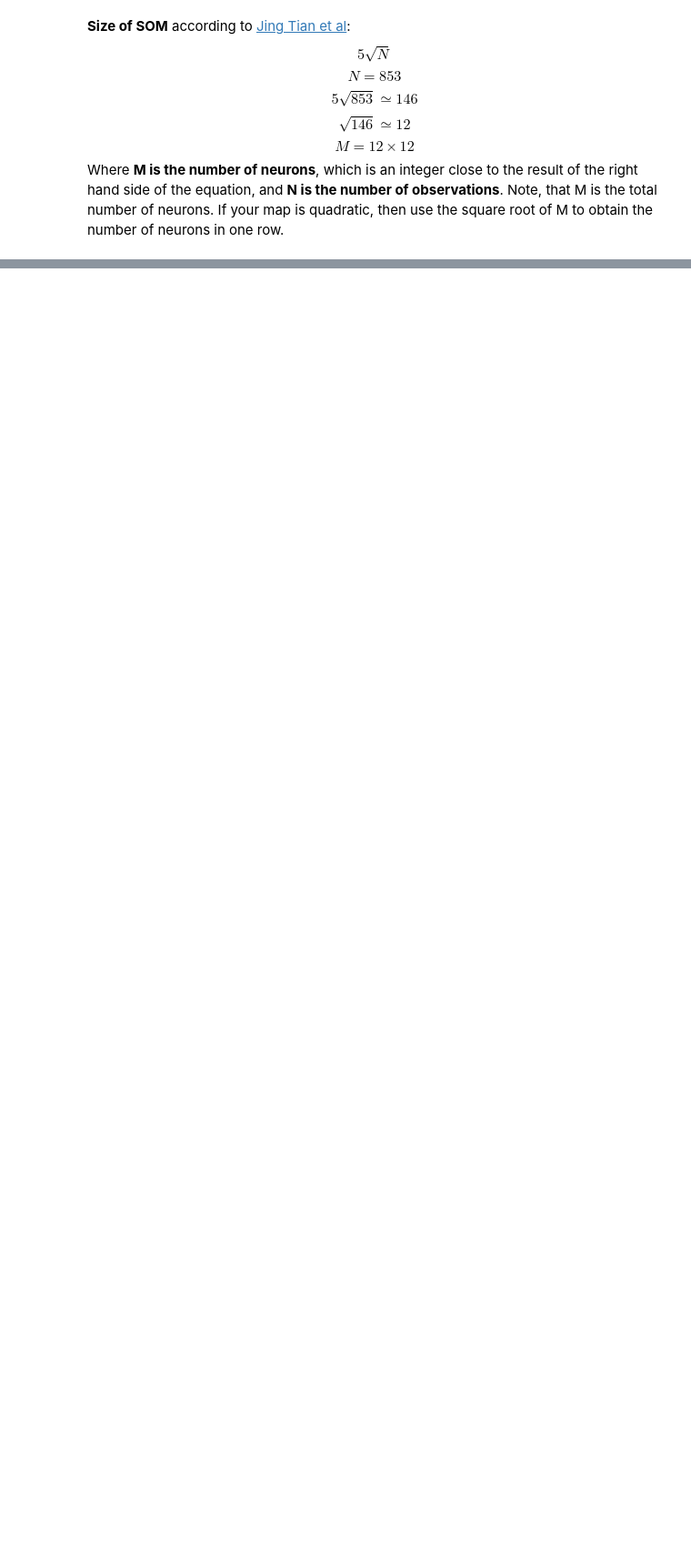
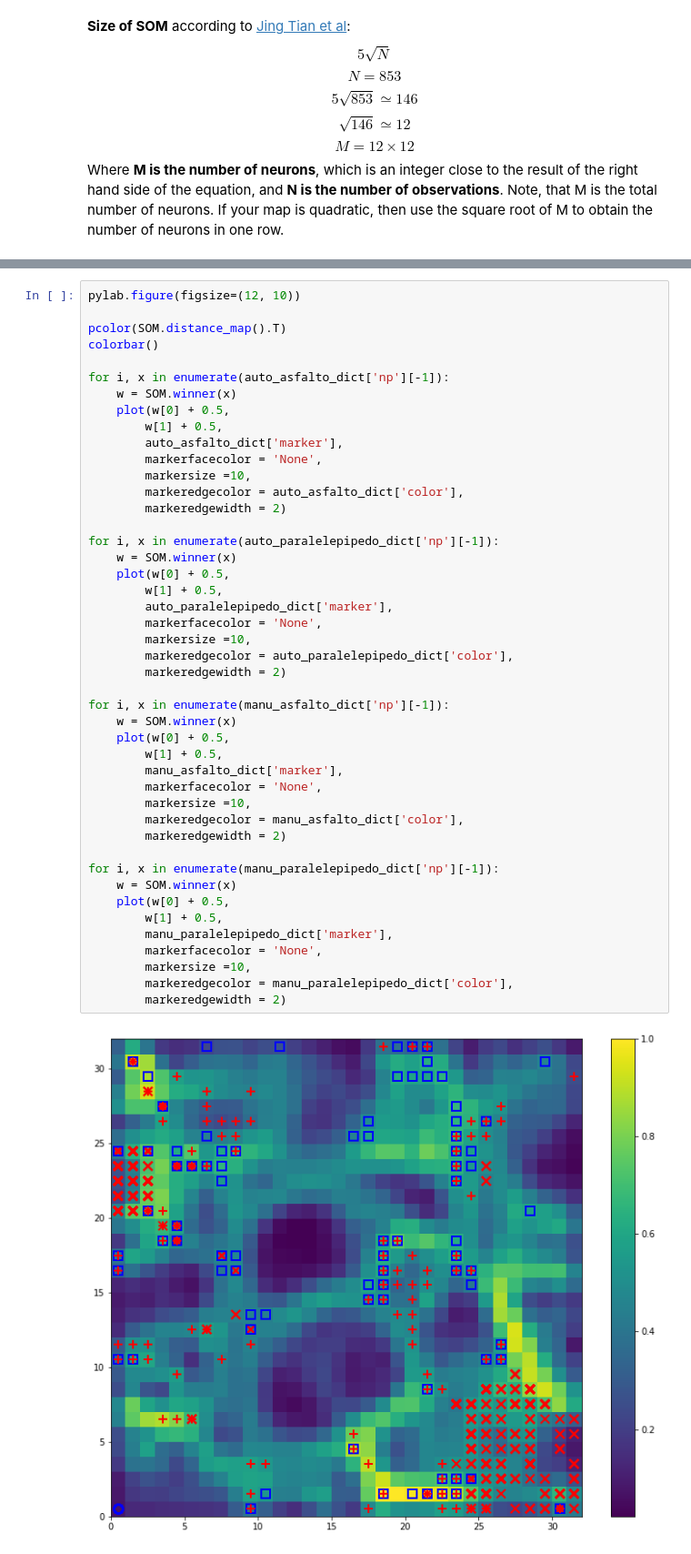
Before and after one commit to lsmanoel/database_tactilus, a Jupyter notebook: selfOrganizationMaps_IzacDataset.ipynb, the cells around one changed output, grey strips where cells are left out. Shown at 91% size. Drawn from its saved outputs; the diff is of its cells as text; blank space fills up the shorter version.

```diff
--- a/selfOrganizationMaps_IzacDataset.ipynb
+++ b/selfOrganizationMaps_IzacDataset.ipynb
@@ -105,0 +267,47 @@ for i, x in enumerate(data_np):
+# %%
+pylab.figure(figsize=(12, 10))
+
+pcolor(SOM.distance_map().T)
+colorbar()
+
+for i, x in enumerate(auto_asfalto_dict['np'][-1]):
+    w = SOM.winner(x)
+    plot(w[0] + 0.5,
+        w[1] + 0.5,
+        auto_asfalto_dict['marker'],
+        markerfacecolor = 'None',
+        markersize =10,
+        markeredgecolor = auto_asfalto_dict['color'],
+        markeredgewidth = 2)
+
+for i, x in enumerate(auto_paralelepipedo_dict['np'][-1]):
+    w = SOM.winner(x)
+    plot(w[0] + 0.5,
+        w[1] + 0.5,
+        auto_paralelepipedo_dict['marker'],
+        markerfacecolor = 'None',
+        markersize =10,
+        markeredgecolor = auto_paralelepipedo_dict['color'],
+        markeredgewidth = 2)
+
+for i, x in enumerate(manu_asfalto_dict['np'][-1]):
+    w = SOM.winner(x)
+    plot(w[0] + 0.5,
+        w[1] + 0.5,
+        manu_asfalto_dict['marker'],
+        markerfacecolor = 'None',
+        markersize =10,
+        markeredgecolor = manu_asfalto_dict['color'],
+        markeredgewidth = 2)
+
+for i, x in enumerate(manu_paralelepipedo_dict['np'][-1]):
+    w = SOM.winner(x)
+    plot(w[0] + 0.5,
+        w[1] + 0.5,
+        manu_paralelepipedo_dict['marker'],
+        markerfacecolor = 'None',
+        markersize =10,
+        markeredgecolor = manu_paralelepipedo_dict['color'],
+        markeredgewidth = 2)
+# %% [output]
+[figure, added]
```
Also changed, not shown: parts of 14 cells of this notebook.
